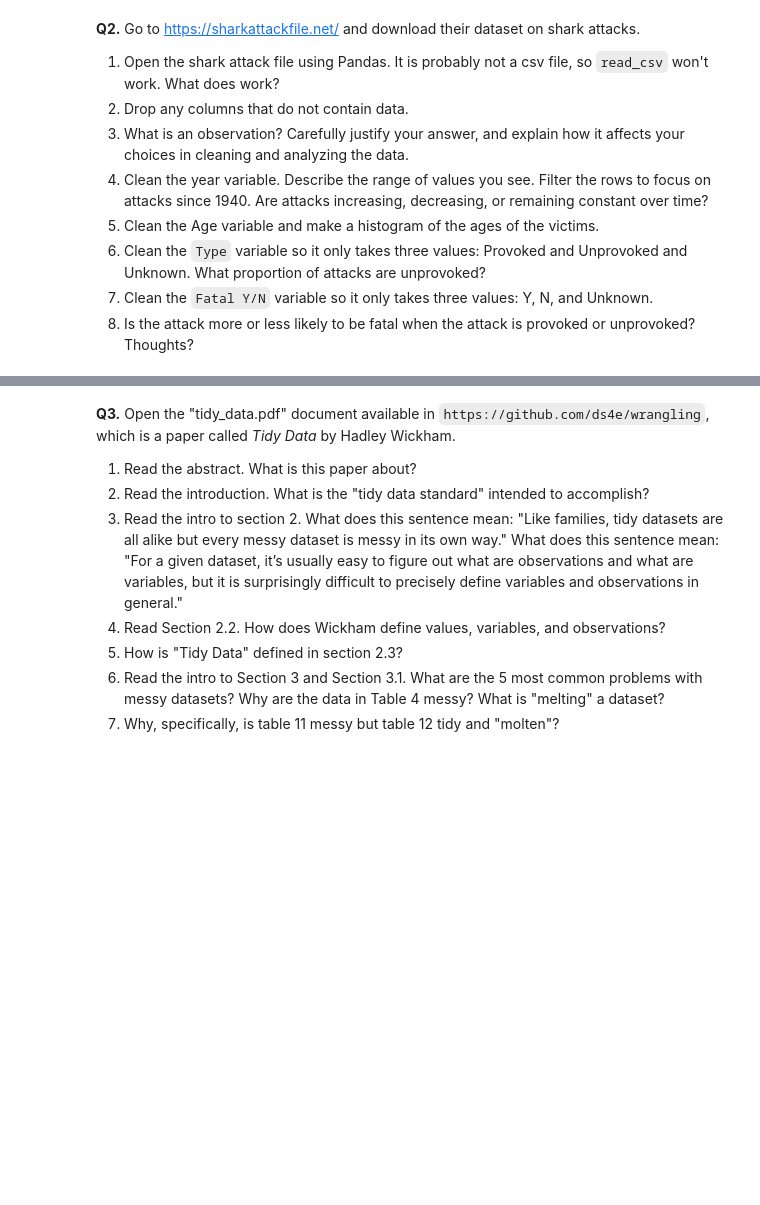
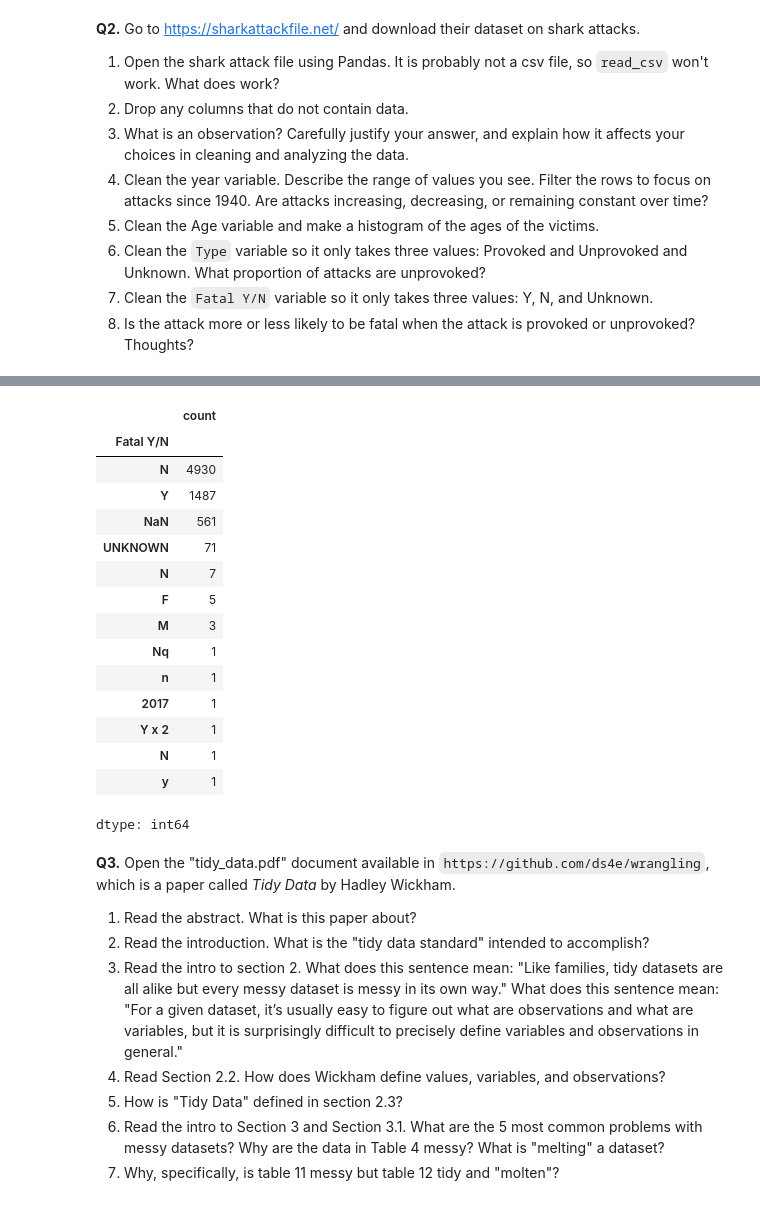
Before and after one commit to JasonYe05/undergrad_ml_assignments, a Jupyter notebook: 01_assignment_wrangling_and_eda.ipynb, the cells around one changed output, grey strips where cells are left out. Saved outputs shown, nothing was run; the diff lists cells and outputs as text; code cells hidden in the pictures; blank space fills up the shorter version.

```diff
--- a/01_assignment_wrangling_and_eda.ipynb
+++ b/01_assignment_wrangling_and_eda.ipynb
@@ -146,0 +221,3 @@ The median imputation made the missing listings look average. Estimates using re
+# %%
+clean_type = (df_shark["Type"].astype(str).str.strip().str.lower())
+df_shark["clean_type"] = np.where(clean_type == "Provoked", "provoked", np.where(clean_type == "Unprovoked" ,"unprovoked", "unknown"))
@@ -147,3 +231,22 @@ The median imputation made the missing listings look average. Estimates using re
+# %%
+df_shark["Fatal Y/N"].value_counts(dropna = False)
+# %% [output]
+|  | count |
+| Fatal Y/N |  |
+| N | 4930 |
+| Y | 1487 |
+| NaN | 561 |
+| UNKNOWN | 71 |
+| N | 7 |
+| F | 5 |
+| M | 3 |
+| Nq | 1 |
+| n | 1 |
+| 2017 | 1 |
+| Y x 2 | 1 |
+| N | 1 |
+| y | 1 |
+dtype: int64
 # %% [markdown]
 **Q3.** Open the "tidy_data.pdf" document available in `https://github.com/ds4e/wrangling`, which is a paper called *Tidy Data* by Hadley Wickham.
 
```
Also changed, not shown: parts of 9 cells of this notebook.
